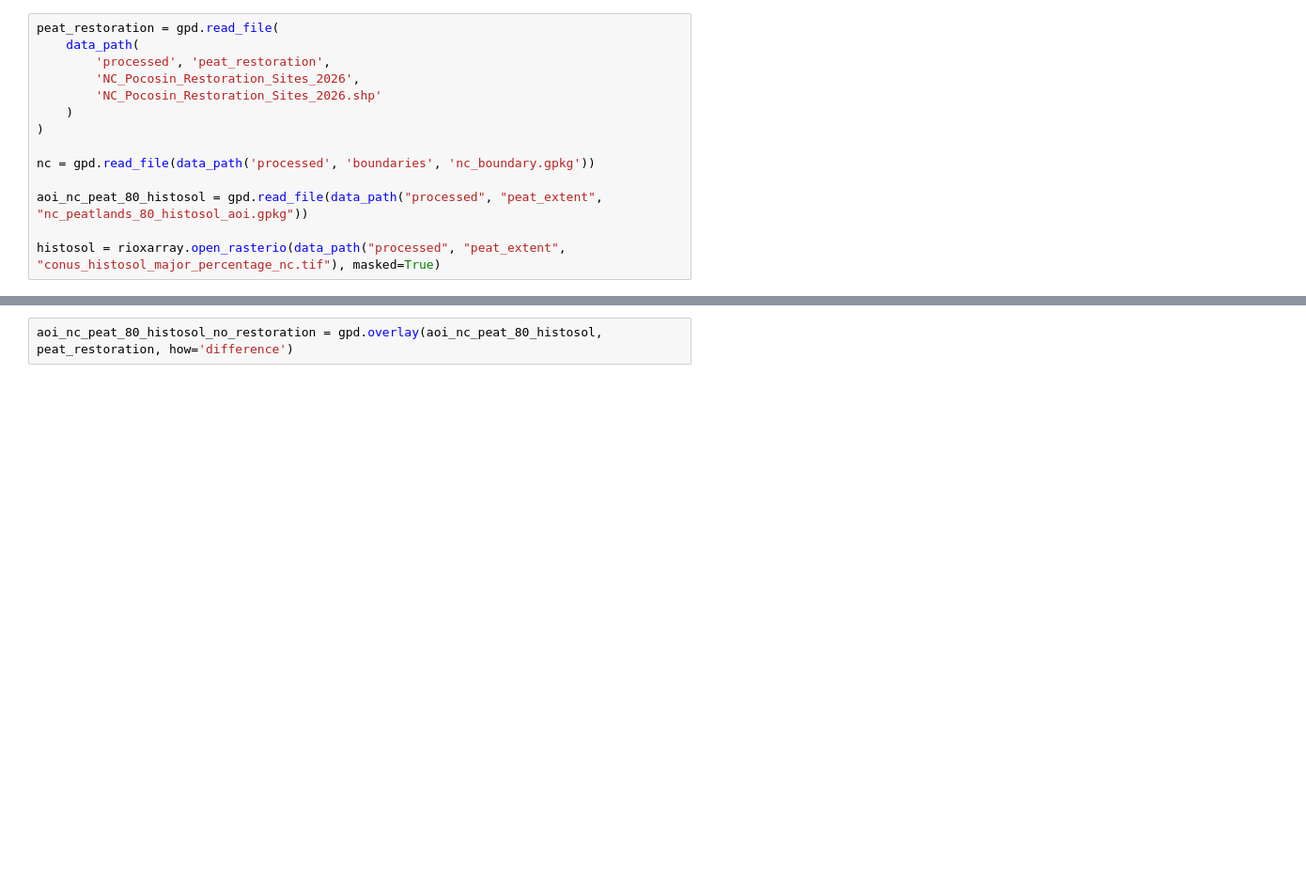
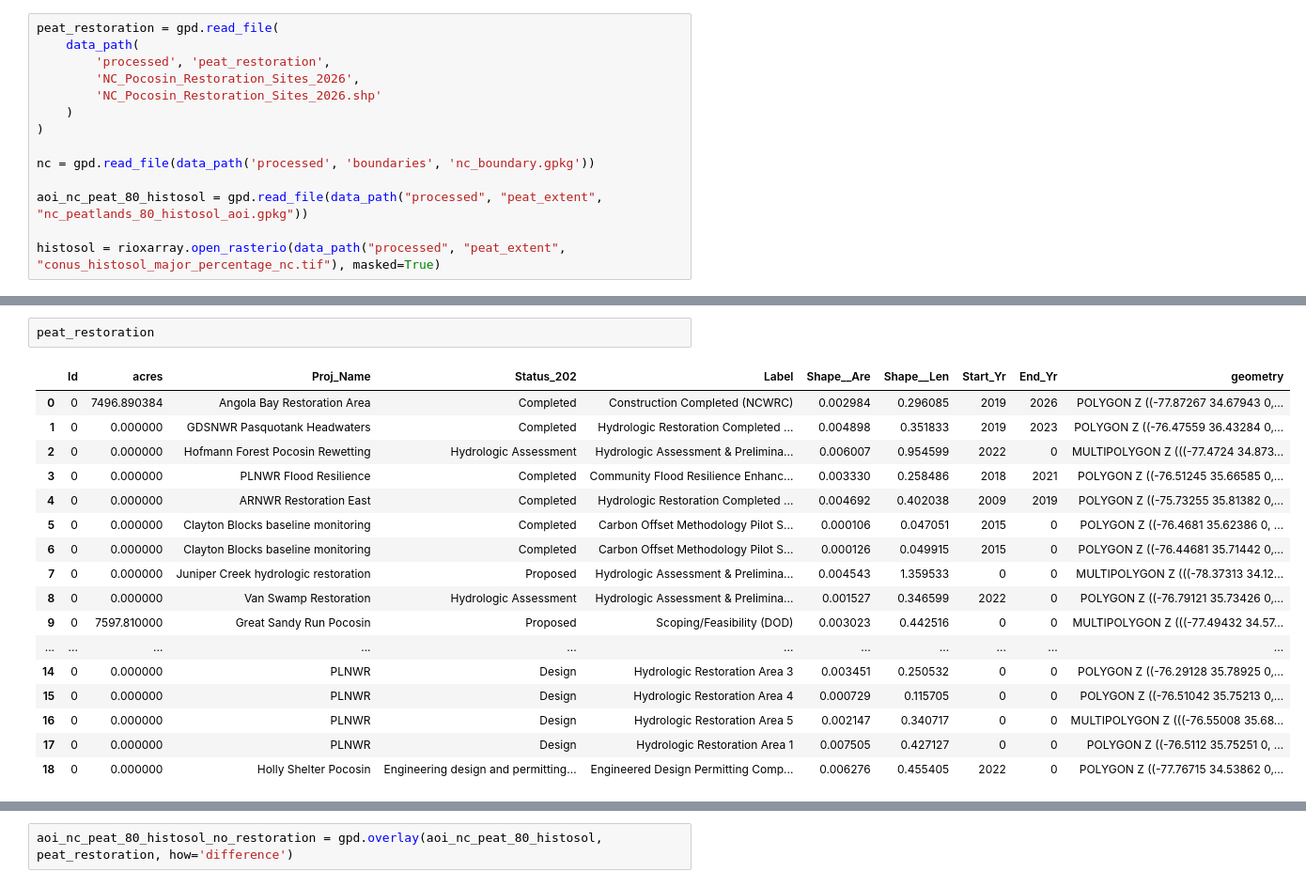
Before and after one commit to jimzhang629/peat_fire_stanback, a Jupyter notebook: notebooks/peat_restoration_exploration.ipynb, the cells around one changed output, grey strips where cells are left out. Shown at 94% size. Saved outputs shown, nothing was run; the diff lists cells and outputs as text; blank space fills up the shorter version.

```diff
--- a/notebooks/peat_restoration_exploration.ipynb
+++ b/notebooks/peat_restoration_exploration.ipynb
@@ -22,2 +38,22 @@ histosol = rioxarray.open_rasterio(data_path("processed", "peat_extent", "conus_
+# %%
+peat_restoration
+# %% [output]
+|  | Id | acres | Proj_Name | Status_202 | Label | Shape__Are | Shape__Len | Start_Yr | End_Yr | geometry |
+| 0 | 0 | 7496.890384 | Angola Bay Restoration Area | Completed | Construction Completed (NCWRC) | 0.002984 | 0.296085 | 2019 | 2026 | POLYGON Z ((-77.87267 34.67943 0,... |
+| 1 | 0 | 0.000000 | GDSNWR Pasquotank Headwaters | Completed | Hydrologic Restoration Completed ... | 0.004898 | 0.351833 | 2019 | 2023 | POLYGON Z ((-76.47559 36.43284 0,... |
+| 2 | 0 | 0.000000 | Hofmann Forest Pocosin Rewetting | Hydrologic Assessment | Hydrologic Assessment & Prelimina... | 0.006007 | 0.954599 | 2022 | 0 | MULTIPOLYGON Z (((-77.4724 34.873... |
+| 3 | 0 | 0.000000 | PLNWR Flood Resilience | Completed | Community Flood Resilience Enhanc... | 0.003330 | 0.258486 | 2018 | 2021 | POLYGON Z ((-76.51245 35.66585 0,... |
+| 4 | 0 | 0.000000 | ARNWR Restoration East | Completed | Hydrologic Restoration Completed ... | 0.004692 | 0.402038 | 2009 | 2019 | POLYGON Z ((-75.73255 35.81382 0,... |
+| 5 | 0 | 0.000000 | Clayton Blocks baseline monitoring | Completed | Carbon Offset Methodology Pilot S... | 0.000106 | 0.047051 | 2015 | 0 | POLYGON Z ((-76.4681 35.62386 0, ... |
+| 6 | 0 | 0.000000 | Clayton Blocks baseline monitoring | Completed | Carbon Offset Methodology Pilot S... | 0.000126 | 0.049915 | 2015 | 0 | POLYGON Z ((-76.44681 35.71442 0,... |
+| 7 | 0 | 0.000000 | Juniper Creek hydrologic restoration | Proposed | Hydrologic Assessment & Prelimina... | 0.004543 | 1.359533 | 0 | 0 | MULTIPOLYGON Z (((-78.37313 34.12... |
+| 8 | 0 | 0.000000 | Van Swamp Restoration | Hydrologic Assessment | Hydrologic Assessment & Prelimina... | 0.001527 | 0.346599 | 2022 | 0 | POLYGON Z ((-76.79121 35.73426 0,... |
+| 9 | 0 | 7597.810000 | Great Sandy Run Pocosin | Proposed | Scoping/Feasibility (DOD) | 0.003023 | 0.442516 | 0 | 0 | MULTIPOLYGON Z (((-77.49432 34.57... |
+| ... | ... | ... | ... | ... | ... | ... | ... | ... | ... | ... |
+| 14 | 0 | 0.000000 | PLNWR | Design | Hydrologic Restoration Area 3 | 0.003451 | 0.250532 | 0 | 0 | POLYGON Z ((-76.29128 35.78925 0,... |
+| 15 | 0 | 0.000000 | PLNWR | Design | Hydrologic Restoration Area 4 | 0.000729 | 0.115705 | 0 | 0 | POLYGON Z ((-76.51042 35.75213 0,... |
+| 16 | 0 | 0.000000 | PLNWR | Design | Hydrologic Restoration Area 5 | 0.002147 | 0.340717 | 0 | 0 | MULTIPOLYGON Z (((-76.55008 35.68... |
+| 17 | 0 | 0.000000 | PLNWR | Design | Hydrologic Restoration Area 1 | 0.007505 | 0.427127 | 0 | 0 | POLYGON Z ((-76.5112 35.75251 0, ... |
+| 18 | 0 | 0.000000 | Holly Shelter Pocosin | Engineering design and permitting... | Engineered Design Permitting Comp... | 0.006276 | 0.455405 | 2022 | 0 | POLYGON Z ((-77.76715 34.53862 0,... |
 # %%
 peat_restoration = peat_restoration.to_crs(nc.crs)
```
Also changed, not shown: parts of 3 cells of this notebook, 3 other files.
